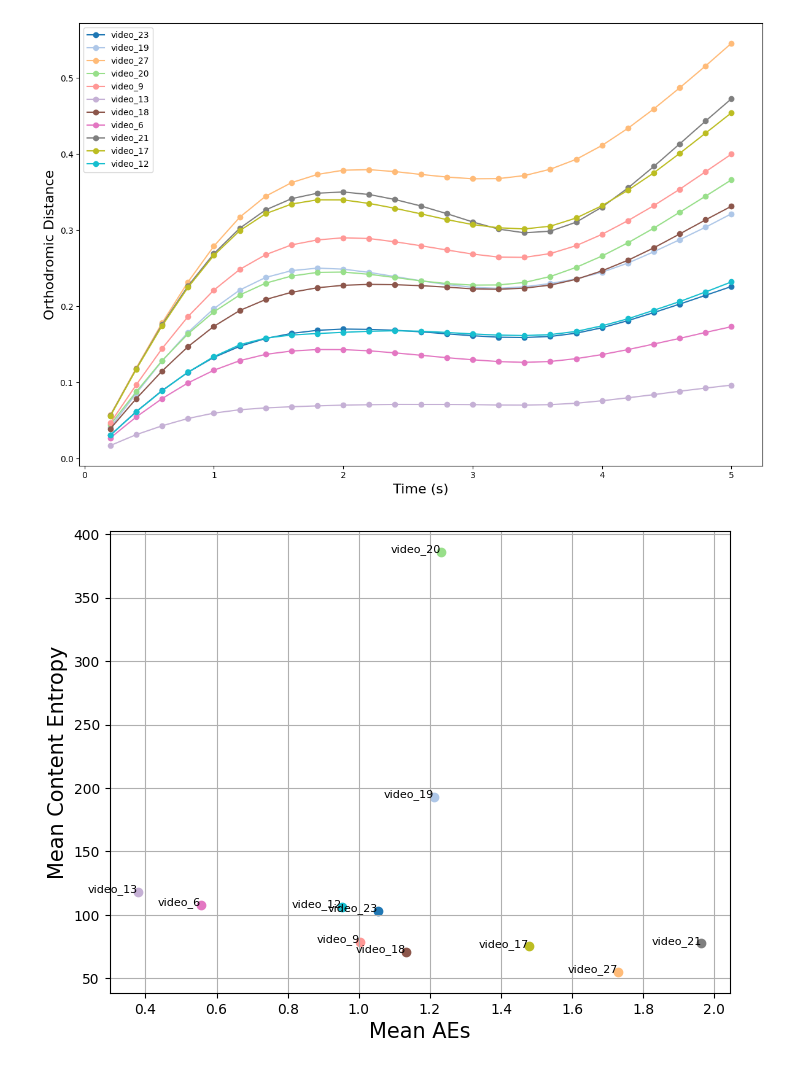
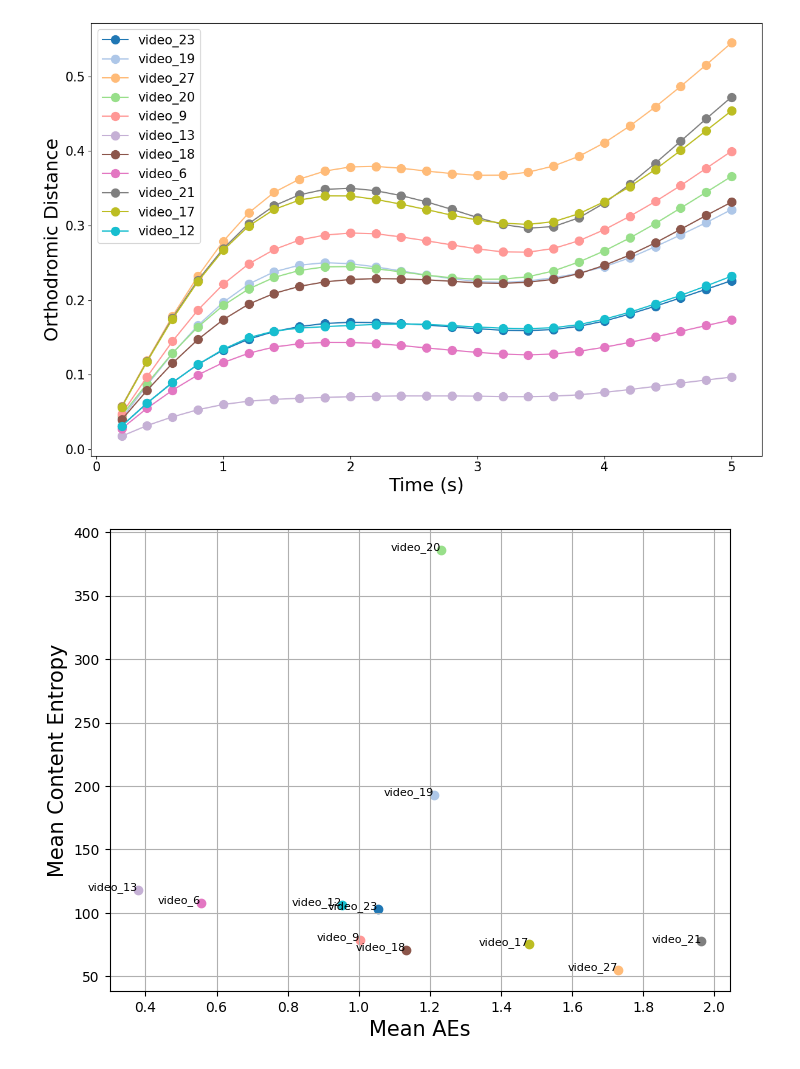
Before and after one commit to varun-pradhan-117/XR-pipeline, a Jupyter notebook: plotting.ipynb, the cells around one changed output. Saved outputs shown, nothing was run; the diff lists cells and outputs as text; code cells hidden in the pictures.

```diff
--- a/plotting.ipynb
+++ b/plotting.ipynb
@@ -405,5 +406,3 @@ def get_model_name(model):
     if model_name=='DVMS':
         model_name=model_name+'_'+model[-2][0]+'='+model[-2][1:]
     return model_name
-# %%
-a,b,c=0
@@ -412,8 +470,8 @@ TypeError: cannot unpack non-iterable int object
 # %%
-plot_paths='TestPlots'
+plot_paths='New_User_TestPlots'
 datasets=os.listdir(plot_paths)
 dataset_names=['PAMI18','NOSSDAV17','MM22']
-fontsize=16
+fontsize=22
 for idx,dataset in enumerate(datasets):
     paths=os.path.join(plot_paths,dataset)
     models=os.listdir(paths)
@@ -443,18 +501,20 @@ for idx,dataset in enumerate(datasets):
         # Plot each model's dist_values with a label
         for model_name, dist_values in reordered_values.items():
             #model_name=get_model_name(model)
-            plt.plot(timestamps, dist_values, marker='o', linestyle='-', label=model_name)
+            plt.plot(timestamps, dist_values, marker='o', linestyle='-', label=model_name, markersize=7)
 
         #plt.title(f'Dataset: {dataset_names[idx]} - Orthodromic Distance Across Models')
         plt.xlabel('Time (s)',fontsize=fontsize)
         plt.ylabel('Orthodromic Distance',fontsize=fontsize)
-        plt.legend(title='Models',fontsize=fontsize-3)
+        plt.legend(title='Models',fontsize=fontsize-7)
         plt.grid(True)
         plots_folder = os.path.join('Plots', 'Model_Performances')
         os.makedirs(plots_folder, exist_ok=True)
         # Save plot to the dataset path
-        plot_file = os.path.join(plots_folder, f'{dataset}_model_dist_values.png')
-        plt.savefig(plot_file)
+        plot_file = os.path.join(plots_folder, f'{dataset}_model_dist_values_new_user.png')
+        plt.xticks(fontsize=fontsize-7)
+        plt.yticks(fontsize=fontsize-7)
+        #plt.savefig(plot_file)
         plt.show()
         plt.close()
 
@@ -532,24 +536,25 @@ def generate_unique_colors(n_colors):
     colors = [colormap(i / n_colors) for i in range(n_colors)]
     return colors
 # %%
-def plot_combined_distances_for_model(dist_values_per_video, video_colors, model, ax,dataset):
+def plot_combined_distances_for_model(dist_values_per_video, video_colors, model, ax,dataset,fontsize=22, markersize=10):
     """Plot combined orthodromic distances for all videos in a model."""
     timestamps = np.arange(0.2, 5.1, 0.2)  # 0.2 to 5 seconds with 5 fps
 
     for video, dist_values in dist_values_per_video.items():
         color = video_colors.get(video, 'black')  # Default to 'black' if video color not found
-        ax.plot(timestamps, dist_values, marker='o', linestyle='-', color=color, label=video)
+        ax.plot(timestamps, dist_values, marker='o', linestyle='-', color=color, label=video,markersize=markersize)
 
     #ax.set_title(f'Model: {model} - Orthodromic Distances Across Videos for {dataset}')
-    ax.set_xlabel('Time (s)',fontsize=16)
-    ax.set_ylabel('Orthodromic Distance',fontsize=16)
-    ax.legend(loc='best')
+    ax.set_xlabel('Time (s)',fontsize=22)
+    ax.set_ylabel('Orthodromic Distance',fontsize=22)
+    ax.legend(loc='best',fontsize=fontsize-7)
+
     #ax.grid(True)
 # %%
 vid_plot_paths='Test_vid_plots'
 # %%
 
-def plot_video_charts(dataset):
+def plot_video_charts(dataset, markersize=7,fontsize=22):
     paths=os.path.join(vid_plot_paths,dataset)
     models=os.listdir(paths)
     models=['DVMS__init_5_in_5_out_25_end_25_K5_Epoch500']
@@ -587,14 +592,16 @@ def plot_video_charts(dataset):
 
             plot_file = os.path.join(output_path, f'{dataset}_{model}_combined_distances.png')
             plt.tight_layout()
+            plt.xticks(fontsize=fontsize-7)
+            plt.yticks(fontsize=fontsize-7)
             plt.savefig(plot_file)
             plt.show()
 
             #print(f"Combined distances plot saved at: {plot_file}")
 # %%
-plot_video_charts('Jin_22')
+plot_video_charts('Jin_22',markersize=7,fontsize=22)
 # %% [output]
-[figure, old version]
+[figure, new version]
 # %%
 def fetch_entropies(datasets_folder,dataset, videos):
     dataset_folder = os.path.join(datasets_folder, dataset)
```
Also changed, not shown: parts of 14 cells of this notebook, 15 other files.
